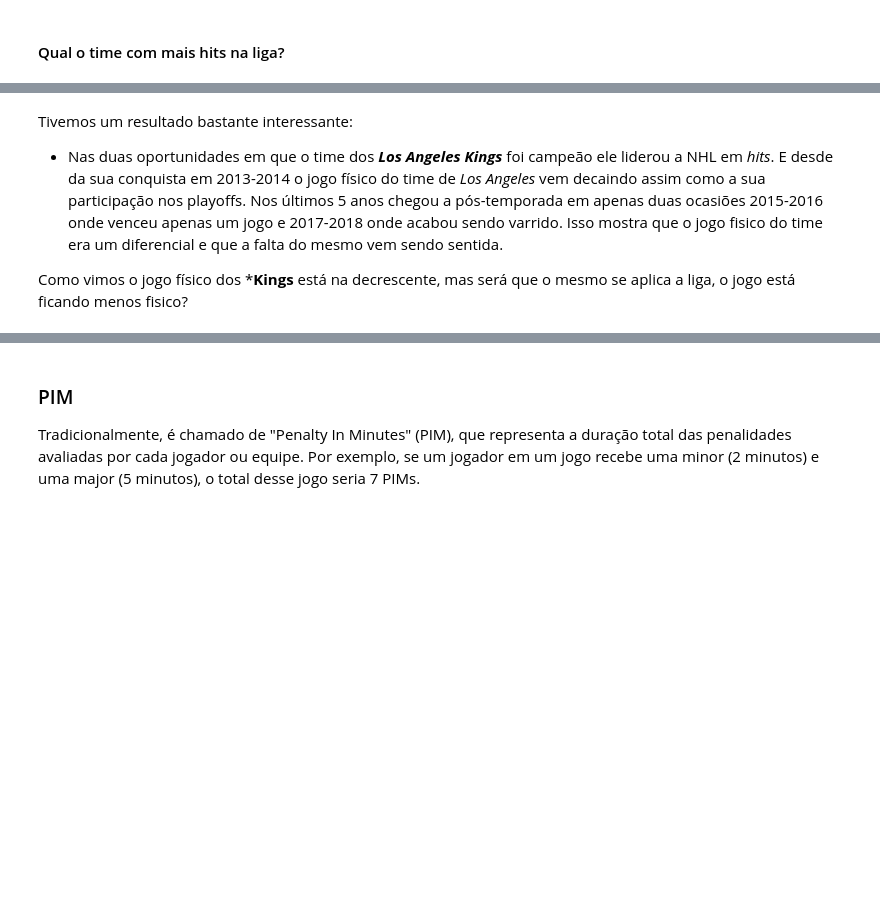
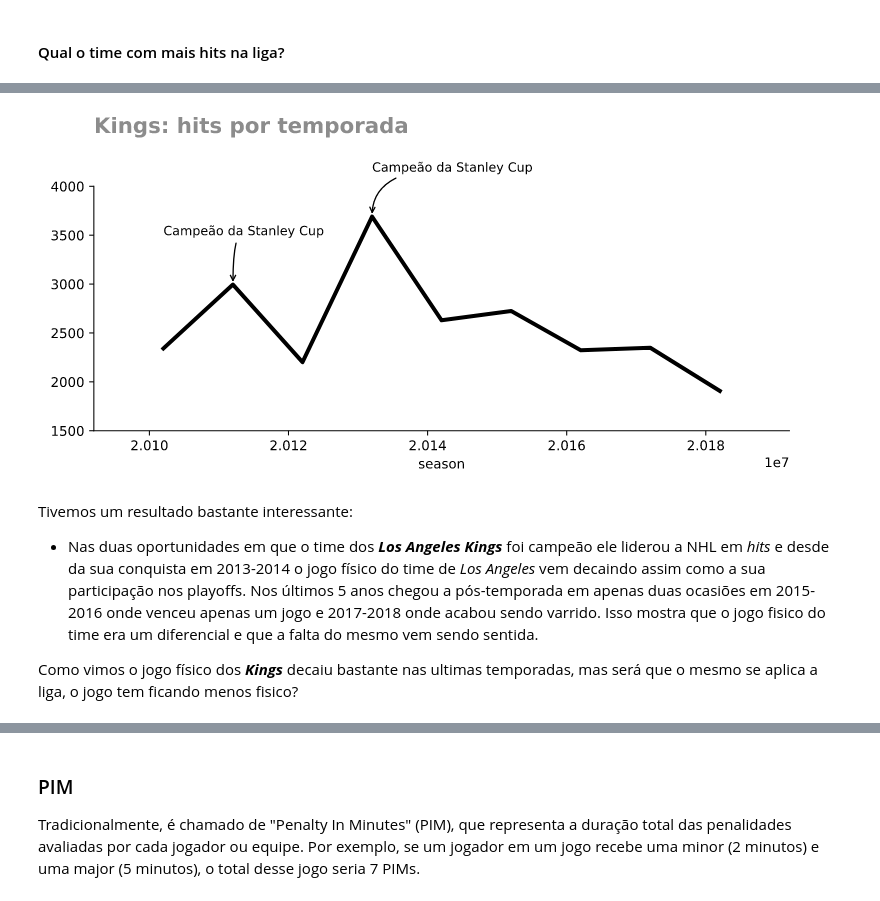
Before and after one commit to DanOakStats/NHL, a Jupyter notebook: eda_data_codeless.ipynb, the cells around one changed output, grey strips where cells are left out. Drawn from its saved outputs; the diff is of its cells as text; code cells hidden in the pictures; blank space fills up the shorter version.

```diff
--- a/eda_data_codeless.ipynb
+++ b/eda_data_codeless.ipynb
@@ -450,5 +381,9 @@ plt.tight_layout()
+# %%
+Image(filename="images/kingshits.png")
+# %% [output]
+[figure, added]
 # %% [markdown]
 Tivemos um resultado bastante interessante:
-* Nas duas oportunidades em que o time dos ***Los Angeles Kings*** foi campeão ele liderou a NHL em *hits*. E desde da sua conquista em 2013-2014 o jogo físico do time de *Los Angeles* vem decaindo assim como a sua participação nos playoffs. Nos últimos 5 anos chegou a pós-temporada em apenas duas ocasiões 2015-2016 onde venceu apenas um jogo e 2017-2018 onde acabou sendo varrido. Isso mostra que o jogo fisico do time era um diferencial e que a falta do mesmo vem sendo sentida.
+* Nas duas oportunidades em que o time dos ***Los Angeles Kings*** foi campeão ele liderou a NHL em *hits* e desde da sua conquista em 2013-2014 o jogo físico do time de *Los Angeles* vem decaindo assim como a sua participação nos playoffs. Nos últimos 5 anos chegou a pós-temporada em apenas duas ocasiões em 2015-2016 onde venceu apenas um jogo e 2017-2018 onde acabou sendo varrido. Isso mostra que o jogo fisico do time era um diferencial e que a falta do mesmo vem sendo sentida.
 
-Como vimos o jogo físico dos ***Kings** está na decrescente, mas será que o mesmo se aplica a liga, o jogo está ficando menos fisico?
+Como vimos o jogo físico dos ***Kings*** decaiu bastante nas ultimas temporadas, mas será que o mesmo se aplica a liga, o jogo tem ficando menos fisico?
```
Also changed, not shown: parts of 13 cells of this notebook.
